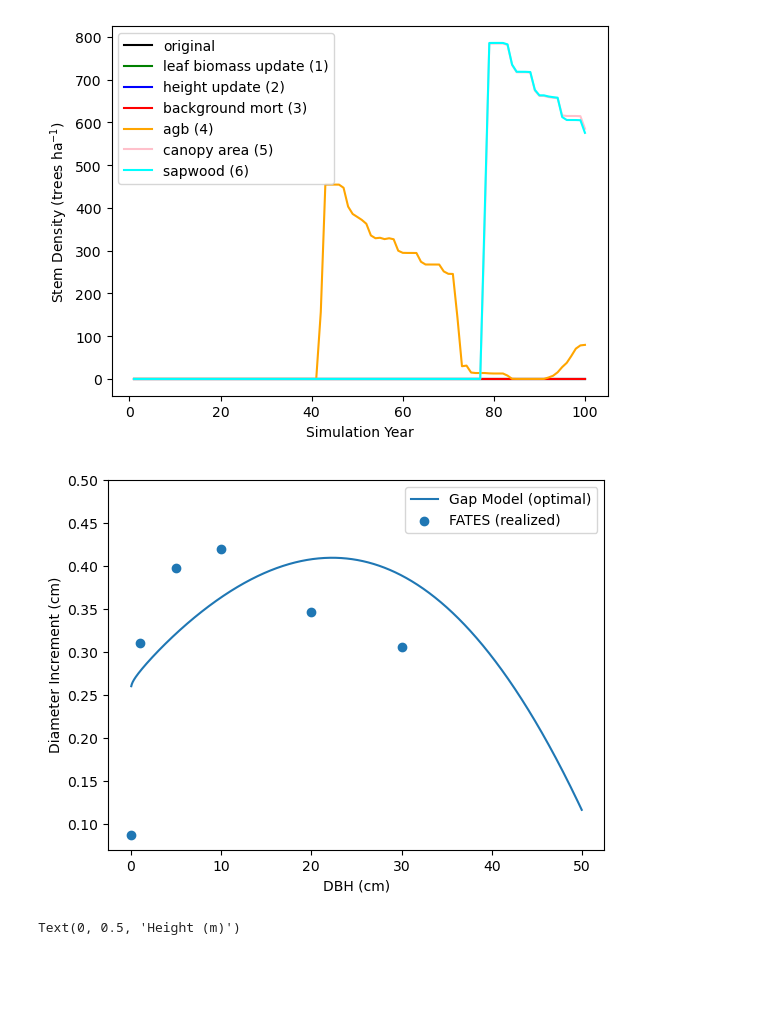
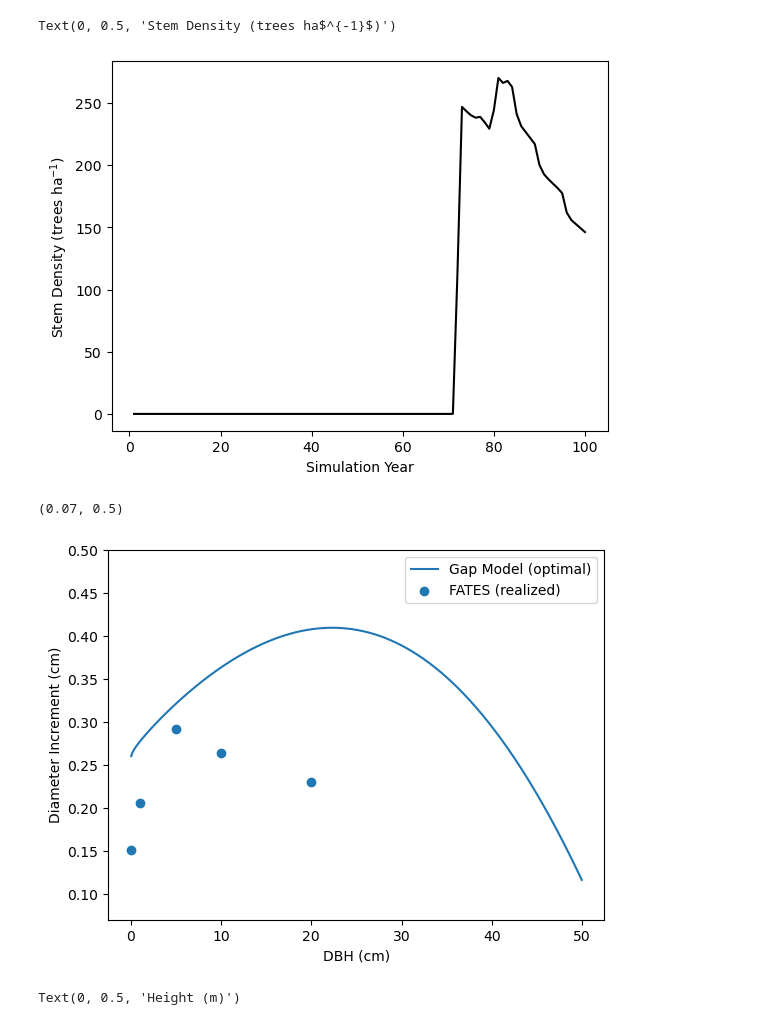
Before and after one commit to adrifoster/above_nwt, a Jupyter notebook: notebooks/Analyze_Output.ipynb, the cells around one changed output. Saved outputs shown, nothing was run; the diff lists cells and outputs as text; code cells hidden in the pictures; blank space fills up the shorter version.

```diff
--- a/notebooks/Analyze_Output.ipynb
+++ b/notebooks/Analyze_Output.ipynb
@@ -50,7 +51,7 @@ Workers
 # %%
 def get_ds(case_name):
     hist_dir = f'/glade/derecho/scratch/afoster/archive/{case_name}/lnd/hist'
-    files = proc.get_files(hist_dir)
+    files = proc.get_files(hist_dir, hstream="h0a")
     ds = xr.open_mfdataset(
         files,
         combine="nested",
@@ -188,10 +189,4 @@ hist_vars = ['FATES_GPP', 'FATES_NPLANT_SZ', 'FATES_VEGC',
              'FATES_DDBH_CANOPY_SZ', 'FATES_DDBH_USTORY_SZ',
              'TSA', 'SNOW_DEPTH', 'BTRANMN']
 # %%
-ds_orig = get_ds("NWT_singlept_ZF14-207_")
-ds_leaf = get_ds("NWT_singlept_ZF14-207_leaf_biome")
-ds_height = get_ds("NWT_singlept_ZF14-207_height")
-ds_mort = get_ds("NWT_singlept_ZF14-207_bmort_low")
-ds_agb = get_ds("NWT_singlept_ZF14-207_agb")
-ds_ca = get_ds("NWT_singlept_ZF14-207_crown_area3")
-ds_sa = get_ds("NWT_singlept_ZF14-207_la_per_sa")
+ds = get_ds("black_spruce_default")
@@ -200,8 +193,4 @@ ds_sa = get_ds("NWT_singlept_ZF14-207_la_per_sa")
 # %%
-vegC_orig = (ds_orig.FATES_VEGC / 0.0001 * 0.001).groupby("time.year").mean().compute()
-vegC_leaf = (ds_leaf.FATES_VEGC / 0.0001 * 0.001).groupby("time.year").mean().compute()
-vegC_height = (ds_height.FATES_VEGC / 0.0001 * 0.001).groupby("time.year").mean().compute()
-vegC_mort = (ds_mort.FATES_VEGC / 0.0001 * 0.001).groupby("time.year").mean().compute()
-vegC_agb = (ds_agb.FATES_VEGC / 0.0001 * 0.001).groupby("time.year").mean().compute()
-vegC_ca = (ds_ca.FATES_VEGC / 0.0001 * 0.001).groupby("time.year").mean().compute()
-vegC_sa = (ds_sa.FATES_VEGC / 0.0001 * 0.001).groupby("time.year").mean().compute()
+vegC = (ds.FATES_VEGC / 0.0001 * 0.001).groupby("time.year").mean().compute()
+nplant = (ds.FATES_NPLANT_SZ / 0.0001).groupby("time.year").mean().compute()
+gpp = calc_gpp(ds).compute()
@@ -252,16 +211,9 @@ plt.savefig("../figures/GPP_updated.png")
 # %%
 scls=20
-plt.plot(nplant_orig.year, nplant_orig.sel(fates_levscls=scls).values, c='black', label='original')
-plt.plot(nplant_leaf.year, nplant_leaf.sel(fates_levscls=scls).values, c='green', label='leaf biomass update (1)')
-plt.plot(nplant_height.year, nplant_height.sel(fates_levscls=scls).values, c='blue', label='height update (2)')
-plt.plot(nplant_mort.year, nplant_mort.sel(fates_levscls=scls).values, c='red', label='background mort (3)')
-plt.plot(nplant_agb.year, nplant_agb.sel(fates_levscls=scls).values, c='orange', label='agb (4)')
-plt.plot(nplant_ca.year, nplant_ca.sel(fates_levscls=scls).values, c='pink', label='canopy area (5)')
-plt.plot(nplant_sa.year, nplant_sa.sel(fates_levscls=scls).values, c='cyan', label='sapwood (6)')
+plt.plot(nplant.year, nplant.sel(fates_levscls=scls).values, c='black')
 plt.xlabel('Simulation Year')
 plt.ylabel("Stem Density (trees ha$^{-1}$)")
-plt.legend()
-plt.savefig("../figures/nplant_updated.png")
 # %% [output]
+Text(0, 0.5, 'Stem Density (trees ha$^{-1}$)')
-[figure, old version]
+[figure, new version]
 # %%
@@ -289,14 +238,14 @@ delta_ht = hmax - 1.3
 forska_ht = 1.3 + delta_ht*(1.0 - np.exp(-(s*D/delta_ht)))
 
 plt.plot(D, gap_growth, label='Gap Model (optimal)')
-plt.scatter(ds_agb.fates_levscls, ddbh, label='FATES (realized)')
+plt.scatter(ds.fates_levscls, ddbh, label='FATES (realized)')
 plt.xlabel("DBH (cm)")
 plt.ylabel("Diameter Increment (cm)")
 plt.legend(loc="upper right")
 plt.ylim(0.07, 0.5)
-plt.savefig("../figures/ddbh_gap_model.png")
 # %% [output]
+(0.07, 0.5)
-[figure, old version]
+[figure, new version]
 # %%
 p1 = 34.69419
 p2 = 0.98876
```
Also changed, not shown: parts of 7 cells of this notebook, 4 other files.
